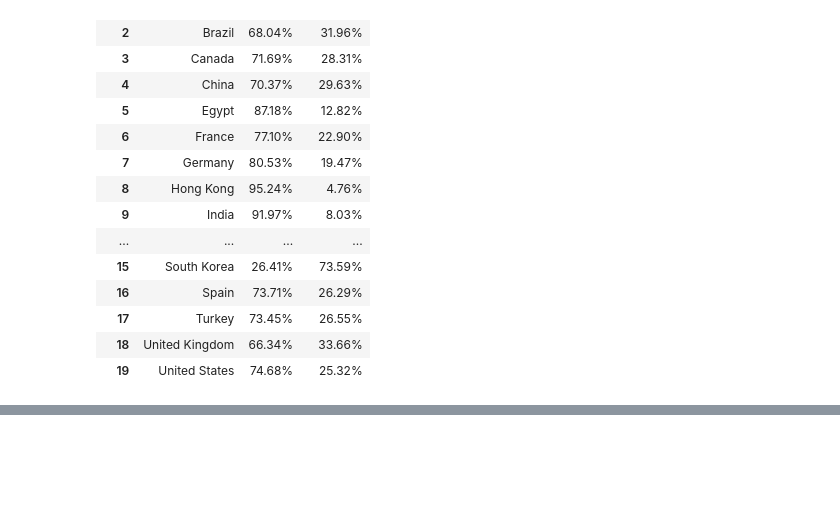
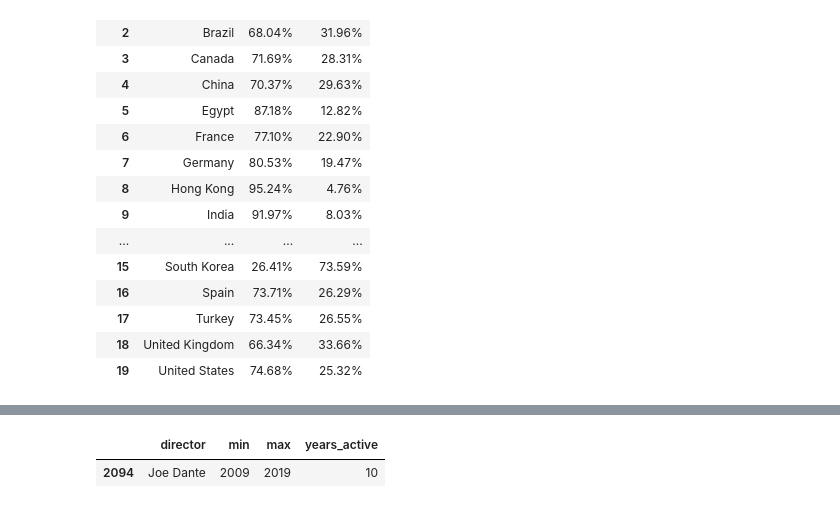
Before and after one commit to akshaykumar2972/Netflix-Data-Analysis, a Jupyter notebook: Netflix_Data_Analysis.ipynb, the cells around one changed output, grey strips where cells are left out. Drawn from its saved outputs; the diff is of its cells as text; code cells hidden in the pictures; blank space fills up the shorter version.

```diff
--- a/Netflix_Data_Analysis.ipynb
+++ b/Netflix_Data_Analysis.ipynb
@@ -573,0 +593,17 @@ plt.show()
+# %%
+# 1. Create a separate exploded dataframe for directors
+director_df = df.assign(director=df['director'].str.split(',')).explode('director')
+
+# 2. Clean up names and filter out unknowns
+director_df['director'] = director_df['director'].str.strip()
+director_df = director_df[~director_df['director'].isin(['', 'Unknown'])]
+
+# 3. Group by Year and Director
+# Using 'date_added.dt.year' to get the count specifically per year
+director_yearly = (director_df.groupby([director_df['added_date'].dt.year, 'director'])['show_id'].count().reset_index(name='show_count'))
+
+# 4. Rename the year column and sort
+director_yearly.columns = ['year', 'director', 'show_count']
+director_yearly = director_yearly.sort_values(['director','year'], ascending=[False, False])
+
+print(director_yearly.head(20))
@@ -573,0 +628,7 @@ plt.show()
+# %%
+director_career = director_yearly.groupby('director')['year'].agg(['min', 'max']).reset_index().sort_values('min', ascending=True).head(10)
+director_career['years_active'] = director_career['max'] - director_career['min']
+director_career[director_career['years_active'] > 0].sort_values('years_active', ascending=False)
+# %% [output]
+|  | director | min | max | years_active |
+| 2094 | Joe Dante | 2009 | 2019 | 10 |
```
Also changed, not shown: parts of 9 cells of this notebook.
